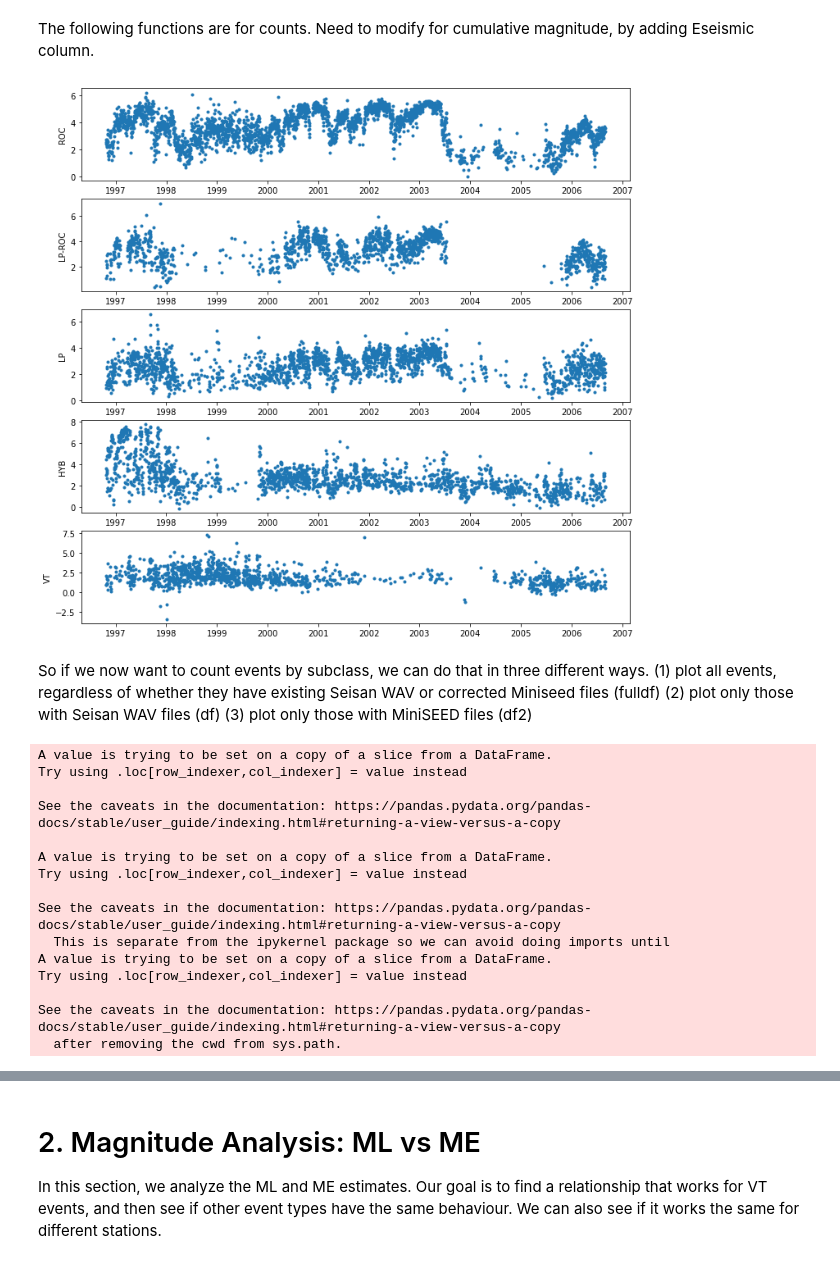
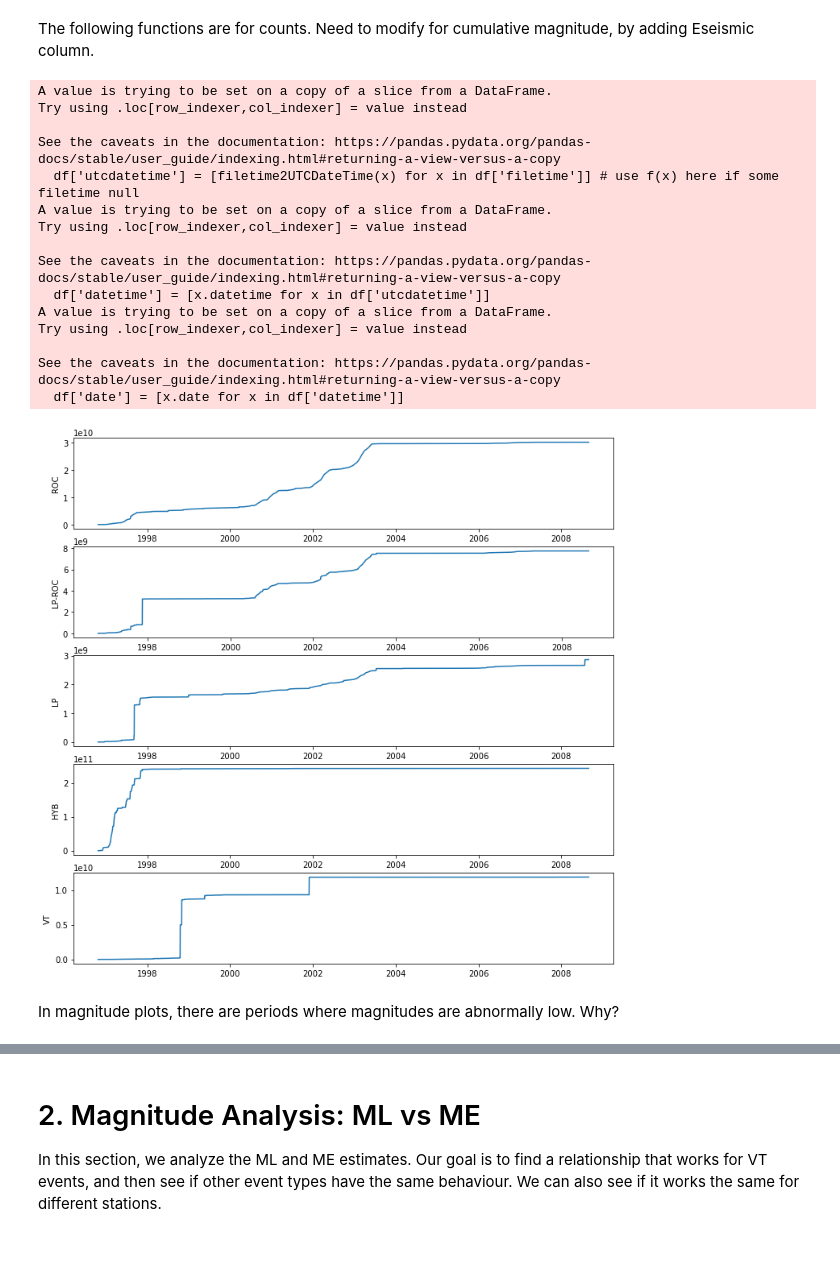
Before and after one commit to gthompson/kitchensinkGT, a Jupyter notebook: PROJECTS/MontserratML/magnitude_analysis.ipynb, the cells around one changed output, grey strips where cells are left out. Saved outputs shown, nothing was run; the diff lists cells and outputs as text; code cells hidden in the pictures.

Commit message:
Update magnitude_analysis.ipynb
Removed some obsolete sections

```diff
--- a/PROJECTS/MontserratML/magnitude_analysis.ipynb
+++ b/PROJECTS/MontserratML/magnitude_analysis.ipynb
@@ -313,7 +315,7 @@ Name: filetime, dtype: int64
 # %% [markdown]
 The following functions are for counts. Need to modify for cumulative magnitude, by adding Eseismic column.
 # %%
-
+import numpy as np
 def plot_cummag_by_subclass(df2, interval='W', cumulative=False):
     # interval can be 'D', 'W', 'M'
     fig = plt.figure(figsize=[12,12])
@@ -326,37 +328,49 @@ def plot_cummag_by_subclass(df2, interval='W', cumulative=False):
         by_interval = df_subclass.groupby(pd.Grouper(key='datetime', axis=0, freq=interval)).sum()
         ax = fig.add_subplot(len(labels), 1, i+1)
         if cumulative:
             ax.plot(by_interval.index, by_interval['Eseismic'].cumsum())
         else:
             # ME = log10(Eseismic)/1.66 - 2.18,  based on VT fit of ME to ML (with ML corrected by 0.3 units)
             by_interval['energy-mag'] = np.log10(by_interval['Eseismic']/1.66) - 2.18
             ax.plot(by_interval.index, by_interval['energy-mag'], '.')
 
         ax.xaxis_date()
         ax.set_ylabel(labels[i])
 
 def plot_cummag_overall(df2, interval='W', cumulative=False):
     # interval can be 'D', 'W', 'M'
     fig = plt.figure(figsize=[12,12])
     df = df2.copy()
     df['count']=1
     by_interval = df.groupby(pd.Grouper(key='datetime', axis=0, freq=interval)).sum()
     ax = fig.add_subplot(1, 1, 1)
     if cumulative:
         ax.plot(by_interval.index, by_interval['Eseismic'].cumsum())
     else:
         ax.plot(by_interval.index, by_interval['Eseismic'])
     ax.xaxis_date()
 
 add_datetime_cols(miniseed_c_exists_df)
-plot_cummag_by_subclass(miniseed_c_exists_df, interval='D')
+plot_cummag_by_subclass(miniseed_c_exists_df, interval='D', cumulative=True)
 #plot_cummag_by_subclass(miniseed_c_exists_df, cumulative=True)
 #plot_cummag_overall(miniseed_c_exists_df)
 #plot_cummag_overall(miniseed_c_exists_df, cumulative=True)
 # %% [output]
+A value is trying to be set on a copy of a slice from a DataFrame.
+Try using .loc[row_indexer,col_indexer] = value instead
+
+See the caveats in the documentation: https://pandas.pydata.org/pandas-docs/stable/user_guide/indexing.html#returning-a-view-versus-a-copy
+  df['utcdatetime'] = [filetime2UTCDateTime(x) for x in df['filetime']] # use f(x) here if some filetime null
+A value is trying to be set on a copy of a slice from a DataFrame.
+Try using .loc[row_indexer,col_indexer] = value instead
+
+See the caveats in the documentation: https://pandas.pydata.org/pandas-docs/stable/user_guide/indexing.html#returning-a-view-versus-a-copy
+  df['datetime'] = [x.datetime for x in df['utcdatetime']]
+A value is trying to be set on a copy of a slice from a DataFrame.
+Try using .loc[row_indexer,col_indexer] = value instead
+
+See the caveats in the documentation: https://pandas.pydata.org/pandas-docs/stable/user_guide/indexing.html#returning-a-view-versus-a-copy
+  df['date'] = [x.date for x in df['datetime']]
-[figure, old version]
+[figure, new version]
 # %% [markdown]
-So if we now want to count events by subclass, we can do that in three different ways.
-(1) plot all events, regardless of whether they have existing Seisan WAV or corrected Miniseed files (fulldf)
-(2) plot only those with Seisan WAV files (df)
-(3) plot only those with MiniSEED files (df2)
+In magnitude plots, there are periods where magnitudes are abnormally low. Why?
@@ -371,23 +376,0 @@ def f(x):
-# %%
-def add_datetime_cols(df):
-    df['utcdatetime'] = [UTCDateTime(x) for x in df['filetime']] # use f(x) here if some filetime null
-    df['datetime'] = [x.datetime for x in df['utcdatetime']]
-    df['date'] = [x.date for x in df['datetime']]
-
-add_datetime_cols(df2)
-# %% [output]
-A value is trying to be set on a copy of a slice from a DataFrame.
-Try using .loc[row_indexer,col_indexer] = value instead
-
-See the caveats in the documentation: https://pandas.pydata.org/pandas-docs/stable/user_guide/indexing.html#returning-a-view-versus-a-copy
-
-A value is trying to be set on a copy of a slice from a DataFrame.
-Try using .loc[row_indexer,col_indexer] = value instead
-
-See the caveats in the documentation: https://pandas.pydata.org/pandas-docs/stable/user_guide/indexing.html#returning-a-view-versus-a-copy
-  This is separate from the ipykernel package so we can avoid doing imports until
-A value is trying to be set on a copy of a slice from a DataFrame.
-Try using .loc[row_indexer,col_indexer] = value instead
-
-See the caveats in the documentation: https://pandas.pydata.org/pandas-docs/stable/user_guide/indexing.html#returning-a-view-versus-a-copy
-  after removing the cwd from sys.path.
```
Also changed, not shown: parts of 11 cells of this notebook.
